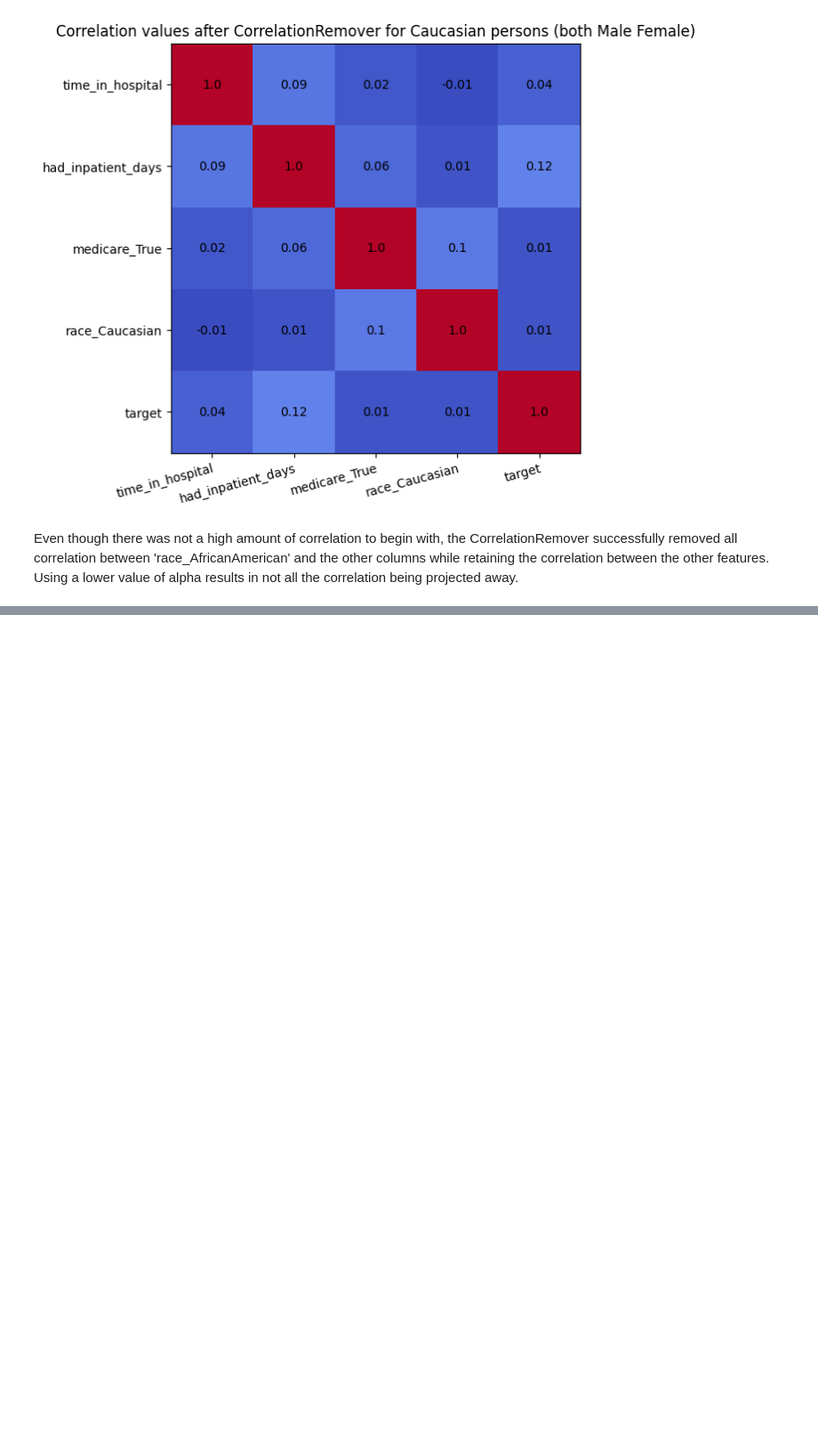
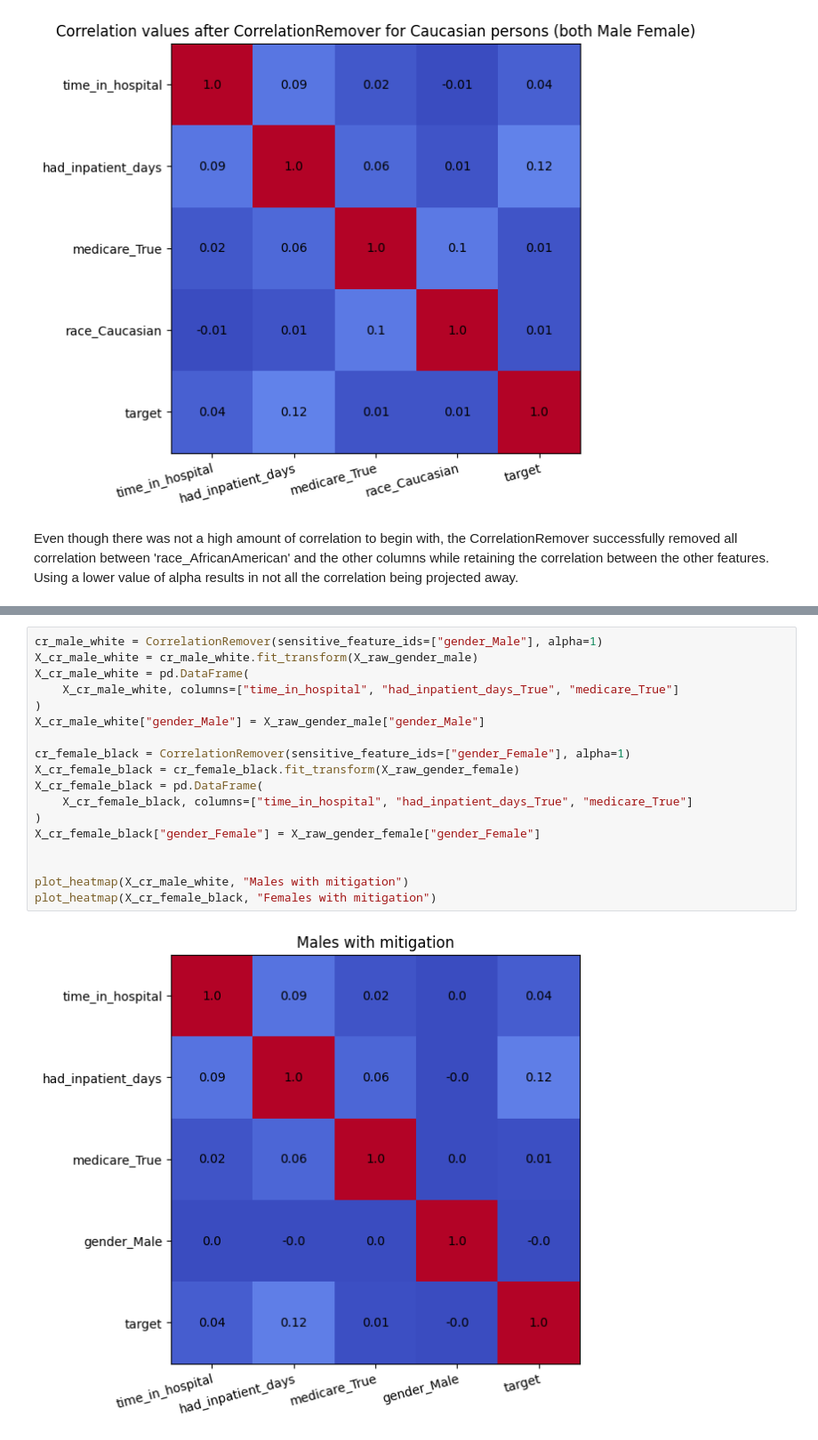
Before and after one commit to nicolacalzone/FairLearn_Sample, a Jupyter notebook: plot_correlationremover_before_after_checkpoint.ipynb, the cells around one changed output, grey strips where cells are left out. Shown at 89% size. Cells and saved outputs as stored; diff of their text form; blank space fills up the shorter version.

```diff
--- a/plot_correlationremover_before_after_checkpoint.ipynb
+++ b/plot_correlationremover_before_after_checkpoint.ipynb
@@ -256,0 +242,20 @@ plot_heatmap(X_cr_female_black, "Female black")
+# %%
+cr_male_white = CorrelationRemover(sensitive_feature_ids=["gender_Male"], alpha=1)
+X_cr_male_white = cr_male_white.fit_transform(X_raw_gender_male)
+X_cr_male_white = pd.DataFrame(
+    X_cr_male_white, columns=["time_in_hospital", "had_inpatient_days_True", "medicare_True"]
+)
+X_cr_male_white["gender_Male"] = X_raw_gender_male["gender_Male"]
+
+cr_female_black = CorrelationRemover(sensitive_feature_ids=["gender_Female"], alpha=1)
+X_cr_female_black = cr_female_black.fit_transform(X_raw_gender_female)
+X_cr_female_black = pd.DataFrame(
+    X_cr_female_black, columns=["time_in_hospital", "had_inpatient_days_True", "medicare_True"]
+)
+X_cr_female_black["gender_Female"] = X_raw_gender_female["gender_Female"]
+
+
+plot_heatmap(X_cr_male_white, "Males with mitigation")
+plot_heatmap(X_cr_female_black, "Females with mitigation")
+# %% [output]
+[figure, added]
```
Also changed, not shown: parts of 7 cells of this notebook.
